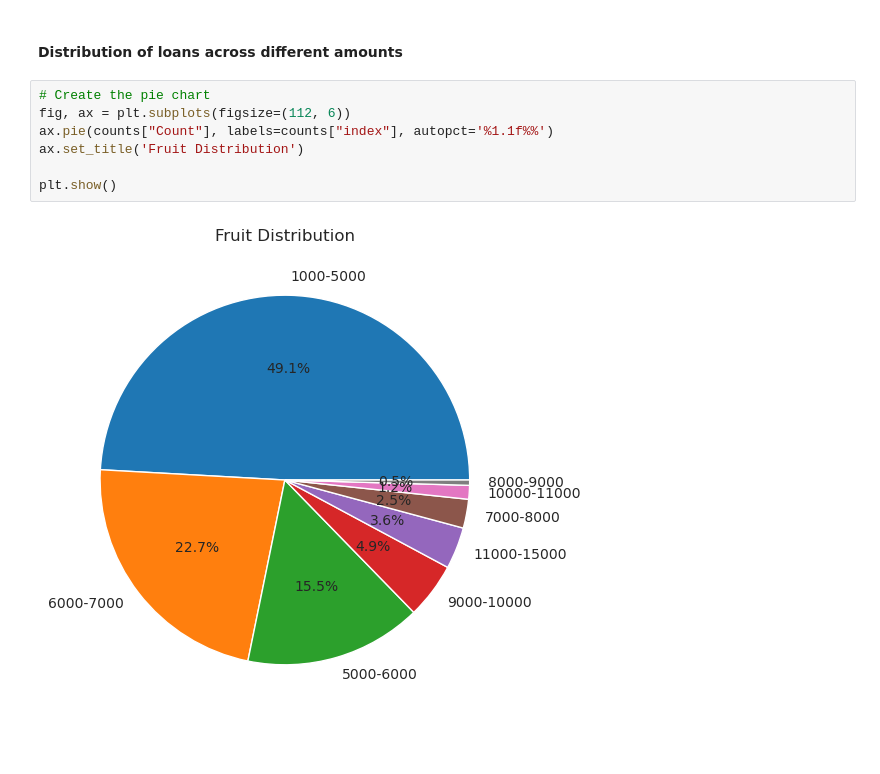
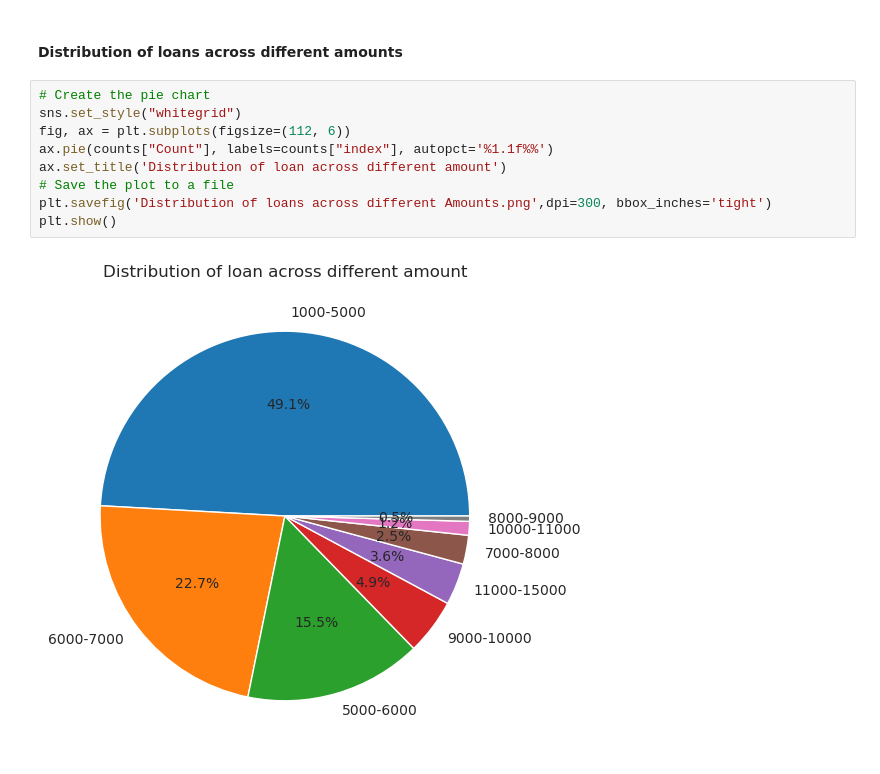
Before and after one commit to surya81/myproject, a Jupyter notebook: DPDzero Data Assignment .ipynb, the cells around one changed output. Drawn from its saved outputs; the diff is of its cells as text.

```diff
--- a/DPDzero Data Assignment .ipynb
+++ b/DPDzero Data Assignment .ipynb
@@ -717,10 +701,12 @@ plt.show()
 #### Distribution of loans across different amounts
 # %%
 # Create the pie chart
+sns.set_style("whitegrid")
 fig, ax = plt.subplots(figsize=(112, 6))
 ax.pie(counts["Count"], labels=counts["index"], autopct='%1.1f%%')
-ax.set_title('Fruit Distribution')
-
+ax.set_title('Distribution of loan across different amount')
+# Save the plot to a file
+plt.savefig('Distribution of loans across different Amounts.png',dpi=300, bbox_inches='tight')
 plt.show()
 # %% [output]
-[figure, old version]
+[figure, new version]
```
Also changed, not shown: parts of 24 cells of this notebook, 2 other files.
